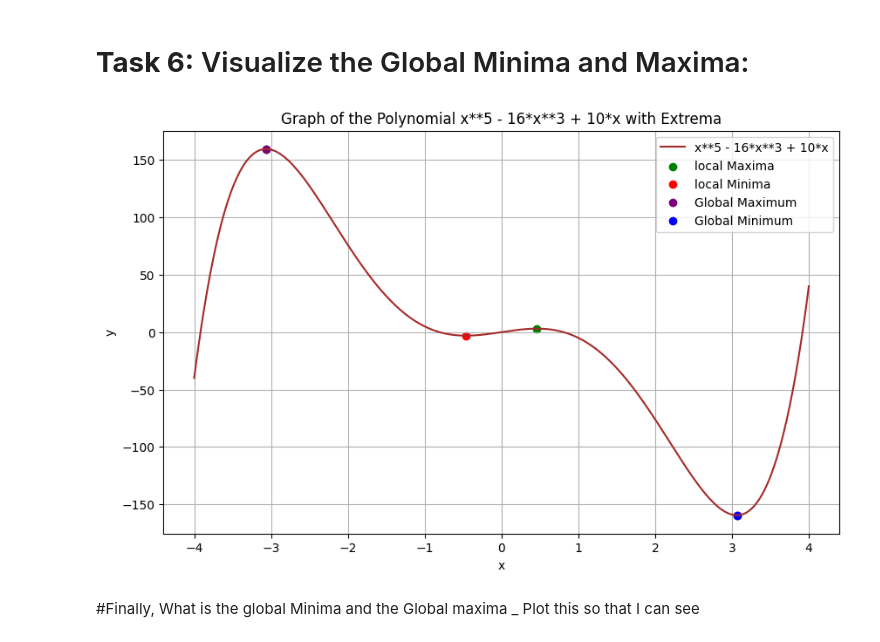
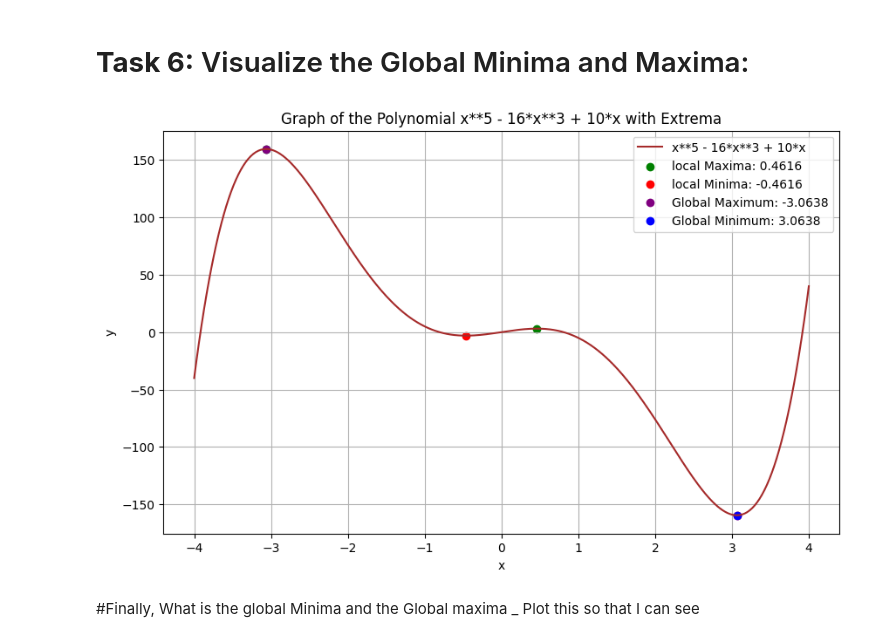
Before and after one commit to Isaiah-Essien/Calculus_assignment, a Jupyter notebook: Group8_Quiz_2___Calculus.ipynb, the cells around one changed output. Saved outputs shown, nothing was run; the diff lists cells and outputs as text; code cells hidden in the pictures.

Commit message:
Added labels

```diff
--- a/Group8_Quiz_2___Calculus.ipynb
+++ b/Group8_Quiz_2___Calculus.ipynb
@@ -110,29 +110,33 @@ Global Minimum: 3.06381102166434
 # %%
 # Generate x values for plotting
 x_vals = np.linspace(-4, 4, 500)
 
 # Generate y values for the polynomial
 y_vals = [polynomial.subs(x, val) for val in x_vals]
 
 # Plot the polynomial
 plt.figure(figsize=(10, 6))
 plt.plot(x_vals, y_vals, label='x**5 - 16*x**3 + 10*x', color='brown')
 
+# getting the local maxima and mina values
+local_maximum = min(arr_maximas, key=lambda p: polynomial.subs(x, p))
+local_minimum = max(arr_minimas, key=lambda p: polynomial.subs(x, p))
+
 # Highlight the global maxima and minima
-plt.scatter(arr_maximas, [polynomial.subs(x, val) for val in arr_maximas], color='green', label='local Maxima')
-plt.scatter(arr_minimas, [polynomial.subs(x, val) for val in arr_minimas], color='red', label='local Minima')
-plt.scatter([global_maximum], [polynomial.subs(x, global_maximum)], color='purple', label='Global Maximum')
-plt.scatter([global_minimum], [polynomial.subs(x, global_minimum)], color='blue', label='Global Minimum')
+plt.scatter(arr_maximas, [polynomial.subs(x, val) for val in arr_maximas], color='green', label=f'local Maxima: {local_maximum:.4f}')
+plt.scatter(arr_minimas, [polynomial.subs(x, val) for val in arr_minimas], color='red', label=f'local Minima: {local_minimum:.4f}')
+plt.scatter([global_maximum], [polynomial.subs(x, global_maximum)], color='purple', label=f'Global Maximum: {global_maximum:.4f}')
+plt.scatter([global_minimum], [polynomial.subs(x, global_minimum)], color='blue', label=f'Global Minimum: {global_minimum:.4f}')
 
 plt.xlabel('x')
 plt.ylabel('y')
 plt.title('Graph of the Polynomial x**5 - 16*x**3 + 10*x with Extrema')
 plt.legend()
 plt.grid(True)
 
 plt.show()
 # %% [output]
-[figure, old version]
+[figure, new version]
 # %% [markdown]
 #Finally, What is the global Minima and the Global maxima _ Plot this so that I can see
 # %% [markdown]
```
